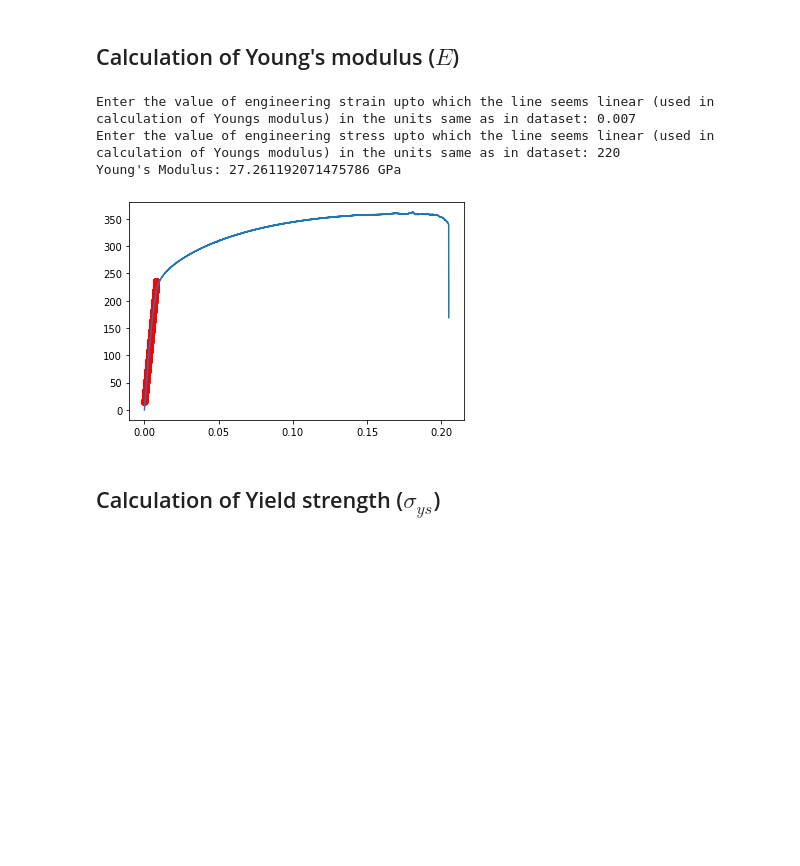
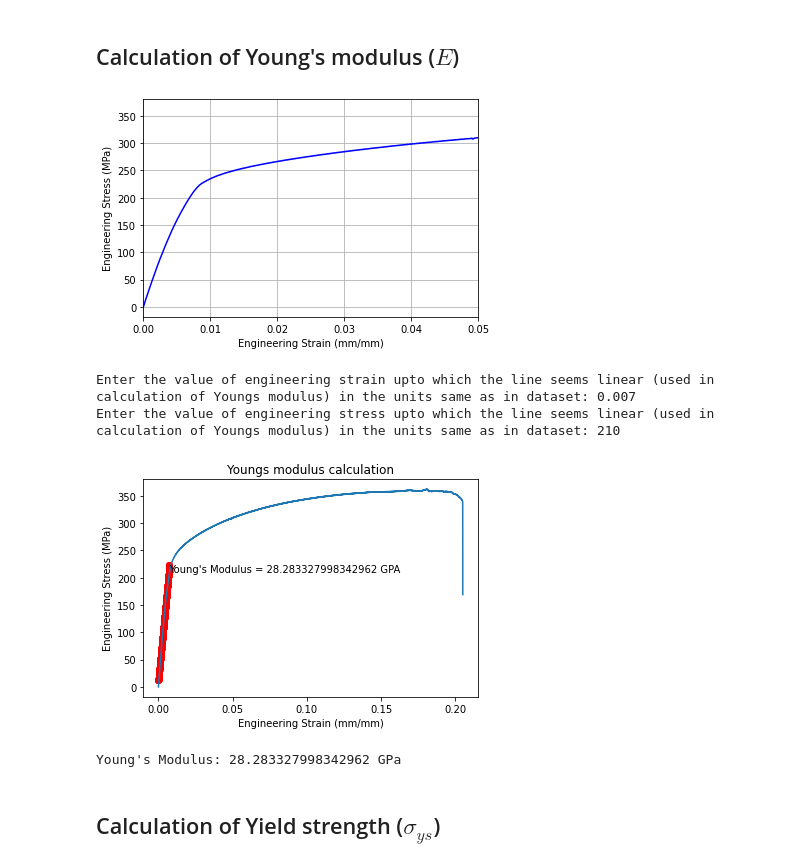
Before and after one commit to algomaster99/meta-btp, a Jupyter notebook: engineering_strain_stress.ipynb, the cells around one changed output. Cells and saved outputs as stored; diff of their text form; code cells hidden in the pictures; blank space fills up the shorter version.

```diff
--- a/engineering_strain_stress.ipynb
+++ b/engineering_strain_stress.ipynb
@@ -101,37 +100,56 @@ _ = plt.ylabel(y_label)
 # %% [markdown]
 ## Calculation of Young's modulus ($E$)
 # %%
+fig , ax1 = plt.subplots(1,1)
+
+ax1.plot(x, y_smooth, color = 'blue')
+ax1.grid(True)
+ax1.set_xlabel(x_label)
+ax1.set_ylabel(y_label)
+ax1.set_xlim(0,0.05)
+plt.pause(0.001)
+
 educated_guess_strain = float(input(
     'Enter the value of engineering strain upto which the line seems linear '
     '(used in calculation of Youngs modulus) in the units same as in dataset: '
     ))
 educated_guess_stress = float(input(
     'Enter the value of engineering stress upto which the line seems linear '
     '(used in calculation of Youngs modulus) in the units same as in dataset: '
     ))
 guessed_index = find_nearest(x, y_smooth, educated_guess_strain, educated_guess_stress)
 
 x_smooth = sm.add_constant(x)
 result = sm.OLS(y_smooth[:guessed_index], x_smooth[:guessed_index]).fit()
 
 _, youngs_modulus = result.params
 
 y_linear = [(i*youngs_modulus + _) for i in x]
 
-_ = plt.plot(x[:guessed_index],y_linear[:guessed_index], 'ro')
-_ = plt.plot(x,y_smooth)
+fig , ax2 = plt.subplots(1,1)
+
+ax2.plot(x[:guessed_index],y_linear[:guessed_index], 'ro')
+ax2.plot(x,y_smooth)
+
+ax2.annotate(f'Young\'s Modulus = {youngs_modulus/1000} GPA', xy=(x[guessed_index], y[guessed_index]))
+
+ax2.set_xlabel(x_label)
+ax2.set_ylabel(y_label)
+ax2.set_title('Youngs modulus calculation')
+plt.show()
 
 print(f'Young\'s Modulus: {youngs_modulus/1000} GPa')
 
-save_fig(plt, 'savefig', f'{OUTPUT_DIR}/Youngs modulus calculation')
+_ = fig.savefig(f'{OUTPUT_DIR}/Youngs modulus calculation', facecolor='white', transparent=True)
 
 if ifile.add_parameter('youngs_modulus', youngs_modulus):
     ofile.save_parameter('Young\'s Modulus', youngs_modulus, 'MPa')
 # %% [output]
+[figure, new version]
 Enter the value of engineering strain upto which the line seems linear (used in calculation of Youngs modulus) in the units same as in dataset: 0.007
-Enter the value of engineering stress upto which the line seems linear (used in calculation of Youngs modulus) in the units same as in dataset: 220
-Young's Modulus: 27.261192071475786 GPa
+Enter the value of engineering stress upto which the line seems linear (used in calculation of Youngs modulus) in the units same as in dataset: 210
-[figure, old version]
+[figure, added]
+Young's Modulus: 28.283327998342962 GPa
 # %% [markdown]
 ## Calculation of Yield strength ($\sigma_{ys}$)
 # %%
```
Also changed, not shown: parts of 6 cells of this notebook, 2 other files.
